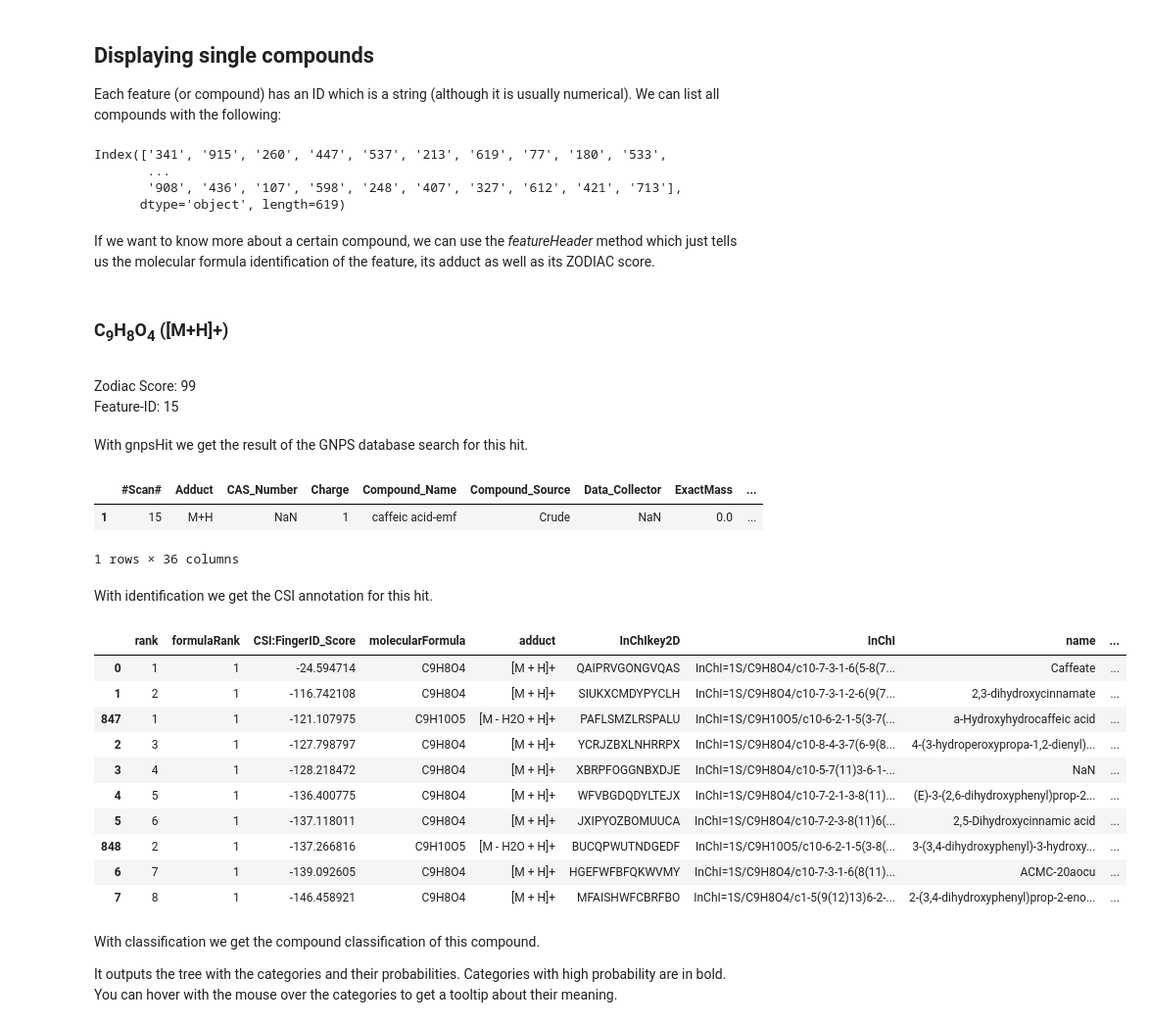
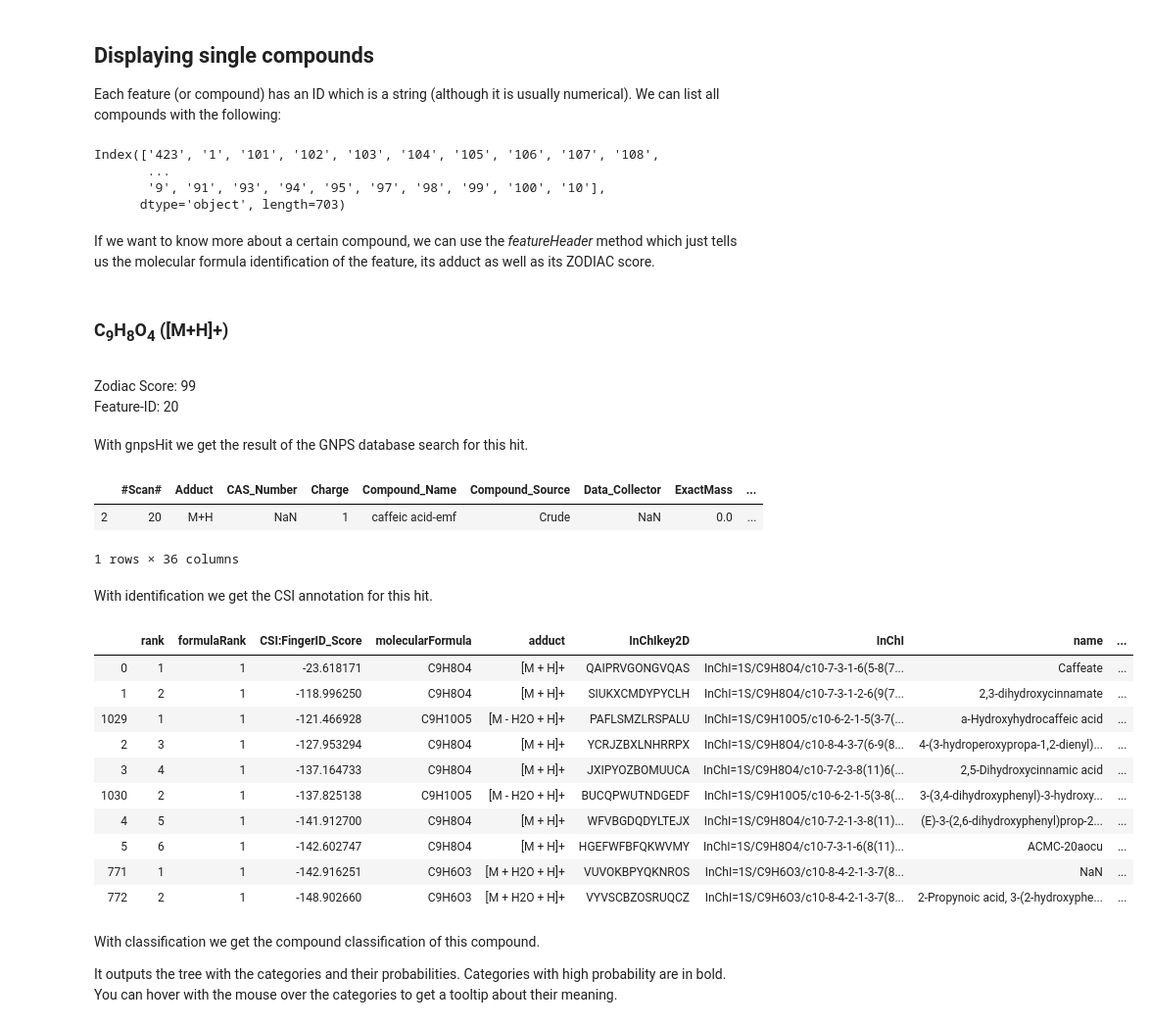
Before and after one commit to kaibioinfo/canopus_treemap, a Jupyter notebook: Tutorial.ipynb, the cells around one changed output. Shown at 98% size. Cells and saved outputs as stored; diff of their text form; code cells hidden in the pictures.

```diff
--- a/Tutorial.ipynb
+++ b/Tutorial.ipynb
@@ -34,4 +34,4 @@ We will demonstrate the whole processing on a small example of the rosmarine dat
 
 Now we can start with the Jupyter notebook analysis. We initialize the Canopus object with the name of the SIRIUS and GNPS folders. I use the short variable name C, because we will use this variable a lot.
 # %%
-C = Canopus(sirius="sirius_rosmarin", gnps="gnps_rosmarin")
+C = Canopus(sirius="/media/kaidu/Kais_Stick/rosmarin", gnps="/media/kaidu/Kais_Stick/gnps_rosmarin")
@@ -66,42 +73,42 @@ Each feature (or compound) has an ID which is a string (although it is usually n
 # %%
 C.compounds
 # %% [output]
-Index(['341', '915', '260', '447', '537', '213', '619', '77', '180', '533',
+Index(['423', '1', '101', '102', '103', '104', '105', '106', '107', '108',
        ...
-       '908', '436', '107', '598', '248', '407', '327', '612', '421', '713'],
-      dtype='object', length=619)
+       '9', '91', '93', '94', '95', '97', '98', '99', '100', '10'],
+      dtype='object', length=703)
 # %% [markdown]
 If we want to know more about a certain compound, we can use the *featureHeader* method which just tells us the molecular formula identification of the feature, its adduct as well as its ZODIAC score.
 # %%
-C.featureHeader("15")
+C.featureHeader("20")
 # %% [output]
 C9H8O4 ([M+H]+)
 Zodiac Score: 99
-Feature-ID: 15
+Feature-ID: 20
 # %% [markdown]
 With gnpsHit we get the result of the GNPS database search for this hit.
 # %%
-C.gnpsHit(15);
+C.gnpsHit(20);
 # %% [output]
 |  | #Scan# | Adduct | CAS_Number | Charge | Compound_Name | Compound_Source | Data_Collector | ExactMass | ... |
-| 1 | 15 | M+H | NaN | 1 | caffeic acid-emf | Crude | NaN | 0.0 | ... |
+| 2 | 20 | M+H | NaN | 1 | caffeic acid-emf | Crude | NaN | 0.0 | ... |
 1 rows × 36 columns
 # %% [markdown]
 With identification we get the CSI annotation for this hit.
 # %%
-C.identification("15");
+C.identification("20");
 # %% [output]
 |  | rank | formulaRank | CSI:FingerID_Score | molecularFormula | adduct | InChIkey2D | InChI | name | ... |
-| 0 | 1 | 1 | -24.594714 | C9H8O4 | [M + H]+ | QAIPRVGONGVQAS | InChI=1S/C9H8O4/c10-7-3-1-6(5-8(7... | Caffeate | ... |
-| 1 | 2 | 1 | -116.742108 | C9H8O4 | [M + H]+ | SIUKXCMDYPYCLH | InChI=1S/C9H8O4/c10-7-3-1-2-6(9(7... | 2,3-dihydroxycinnamate | ... |
-| 847 | 1 | 1 | -121.107975 | C9H10O5 | [M - H2O + H]+ | PAFLSMZLRSPALU | InChI=1S/C9H10O5/c10-6-2-1-5(3-7(... | a-Hydroxyhydrocaffeic acid | ... |
-| 2 | 3 | 1 | -127.798797 | C9H8O4 | [M + H]+ | YCRJZBXLNHRRPX | InChI=1S/C9H8O4/c10-8-4-3-7(6-9(8... | 4-(3-hydroperoxypropa-1,2-dienyl)... | ... |
-| 3 | 4 | 1 | -128.218472 | C9H8O4 | [M + H]+ | XBRPFOGGNBXDJE | InChI=1S/C9H8O4/c10-5-7(11)3-6-1-... | NaN | ... |
-| 4 | 5 | 1 | -136.400775 | C9H8O4 | [M + H]+ | WFVBGDQDYLTEJX | InChI=1S/C9H8O4/c10-7-2-1-3-8(11)... | (E)-3-(2,6-dihydroxyphenyl)prop-2... | ... |
-| 5 | 6 | 1 | -137.118011 | C9H8O4 | [M + H]+ | JXIPYOZBOMUUCA | InChI=1S/C9H8O4/c10-7-2-3-8(11)6(... | 2,5-Dihydroxycinnamic acid | ... |
-| 848 | 2 | 1 | -137.266816 | C9H10O5 | [M - H2O + H]+ | BUCQPWUTNDGEDF | InChI=1S/C9H10O5/c10-6-2-1-5(3-8(... | 3-(3,4-dihydroxyphenyl)-3-hydroxy... | ... |
-| 6 | 7 | 1 | -139.092605 | C9H8O4 | [M + H]+ | HGEFWFBFQKWVMY | InChI=1S/C9H8O4/c10-7-3-1-6(8(11)... | ACMC-20aocu | ... |
-| 7 | 8 | 1 | -146.458921 | C9H8O4 | [M + H]+ | MFAISHWFCBRFBO | InChI=1S/C9H8O4/c1-5(9(12)13)6-2-... | 2-(3,4-dihydroxyphenyl)prop-2-eno... | ... |
+| 0 | 1 | 1 | -23.618171 | C9H8O4 | [M + H]+ | QAIPRVGONGVQAS | InChI=1S/C9H8O4/c10-7-3-1-6(5-8(7... | Caffeate | ... |
+| 1 | 2 | 1 | -118.996250 | C9H8O4 | [M + H]+ | SIUKXCMDYPYCLH | InChI=1S/C9H8O4/c10-7-3-1-2-6(9(7... | 2,3-dihydroxycinnamate | ... |
+| 1029 | 1 | 1 | -121.466928 | C9H10O5 | [M - H2O + H]+ | PAFLSMZLRSPALU | InChI=1S/C9H10O5/c10-6-2-1-5(3-7(... | a-Hydroxyhydrocaffeic acid | ... |
+| 2 | 3 | 1 | -127.953294 | C9H8O4 | [M + H]+ | YCRJZBXLNHRRPX | InChI=1S/C9H8O4/c10-8-4-3-7(6-9(8... | 4-(3-hydroperoxypropa-1,2-dienyl)... | ... |
+| 3 | 4 | 1 | -137.164733 | C9H8O4 | [M + H]+ | JXIPYOZBOMUUCA | InChI=1S/C9H8O4/c10-7-2-3-8(11)6(... | 2,5-Dihydroxycinnamic acid | ... |
+| 1030 | 2 | 1 | -137.825138 | C9H10O5 | [M - H2O + H]+ | BUCQPWUTNDGEDF | InChI=1S/C9H10O5/c10-6-2-1-5(3-8(... | 3-(3,4-dihydroxyphenyl)-3-hydroxy... | ... |
+| 4 | 5 | 1 | -141.912700 | C9H8O4 | [M + H]+ | WFVBGDQDYLTEJX | InChI=1S/C9H8O4/c10-7-2-1-3-8(11)... | (E)-3-(2,6-dihydroxyphenyl)prop-2... | ... |
+| 5 | 6 | 1 | -142.602747 | C9H8O4 | [M + H]+ | HGEFWFBFQKWVMY | InChI=1S/C9H8O4/c10-7-3-1-6(8(11)... | ACMC-20aocu | ... |
+| 771 | 1 | 1 | -142.916251 | C9H6O3 | [M + H2O + H]+ | VUVOKBPYQKNROS | InChI=1S/C9H6O3/c10-8-4-2-1-3-7(8... | NaN | ... |
+| 772 | 2 | 1 | -148.902660 | C9H6O3 | [M + H2O + H]+ | VYVSCBZOSRUQCZ | InChI=1S/C9H6O3/c10-8-4-2-1-3-7(8... | 2-Propynoic acid, 3-(2-hydroxyphe... | ... |
 # %% [markdown]
 With classification we get the compound classification of this compound.
 
```
Also changed, not shown: parts of 7 cells of this notebook, 8 other files.
